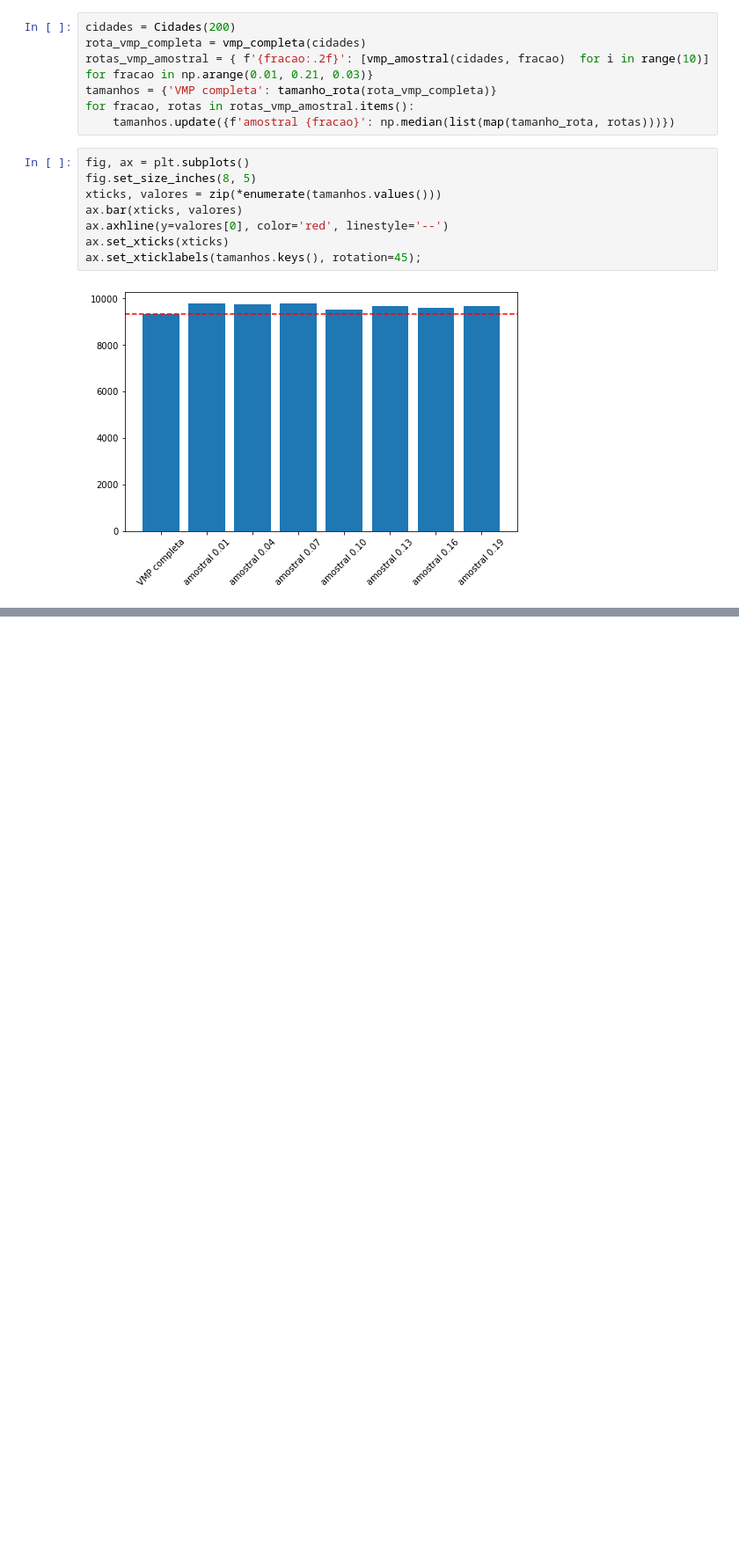
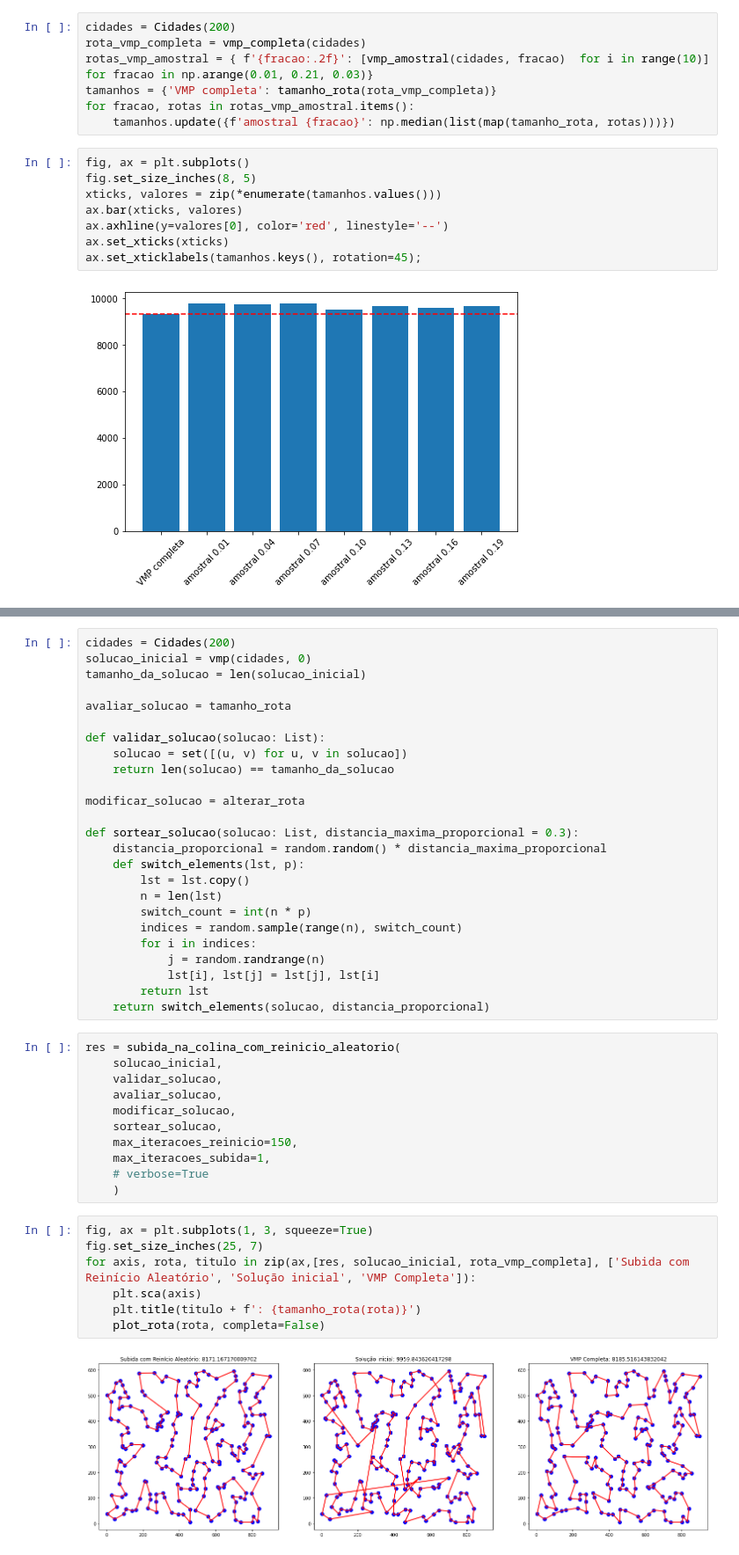
Before and after one commit to CoralBleaching/Metaheuristics-CombinatorialOptim, a Jupyter notebook: PCV.ipynb, the cells around one changed output, grey strips where cells are left out. Shown at 88% size. Saved outputs shown, nothing was run; the diff lists cells and outputs as text; blank space fills up the shorter version.

```diff
--- a/PCV.ipynb
+++ b/PCV.ipynb
@@ -571,0 +611,45 @@ ax.legend();
+# %%
+cidades = Cidades(200)
+solucao_inicial = vmp(cidades, 0)
+tamanho_da_solucao = len(solucao_inicial)
+
+avaliar_solucao = tamanho_rota
+
+def validar_solucao(solucao: List):
+    solucao = set([(u, v) for u, v in solucao])
+    return len(solucao) == tamanho_da_solucao
+
+modificar_solucao = alterar_rota
+
+def sortear_solucao(solucao: List, distancia_maxima_proporcional = 0.3):
+    distancia_proporcional = random.random() * distancia_maxima_proporcional
+    def switch_elements(lst, p):
+        lst = lst.copy()
+        n = len(lst)
+        switch_count = int(n * p)
+        indices = random.sample(range(n), switch_count)
+        for i in indices:
+            j = random.randrange(n)
+            lst[i], lst[j] = lst[j], lst[i]
+        return lst
+    return switch_elements(solucao, distancia_proporcional)
+# %%
+res = subida_na_colina_com_reinicio_aleatorio(
+    solucao_inicial,
+    validar_solucao,
+    avaliar_solucao,
+    modificar_solucao,
+    sortear_solucao,
+    max_iteracoes_reinicio=150,
+    max_iteracoes_subida=1,
+    # verbose=True
+    )
+# %%
+fig, ax = plt.subplots(1, 3, squeeze=True)
+fig.set_size_inches(25, 7)
+for axis, rota, titulo in zip(ax,[res, solucao_inicial, rota_vmp_completa], ['Subida com Reinício Aleatório', 'Solução inicial', 'VMP Completa']):
+    plt.sca(axis)
+    plt.title(titulo + f': {tamanho_rota(rota)}')
+    plot_rota(rota, completa=False)
+# %% [output]
+[figure, added]
```
Also changed, not shown: parts of 8 cells of this notebook.
